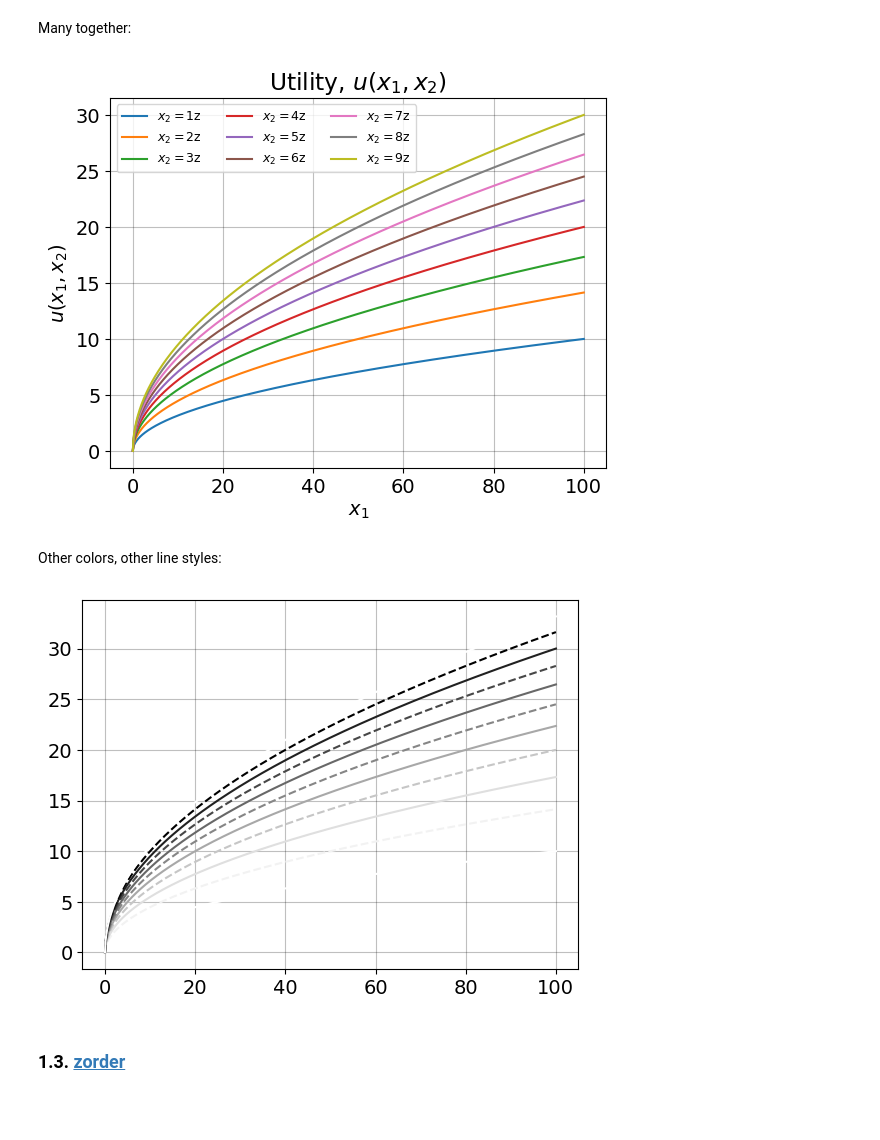
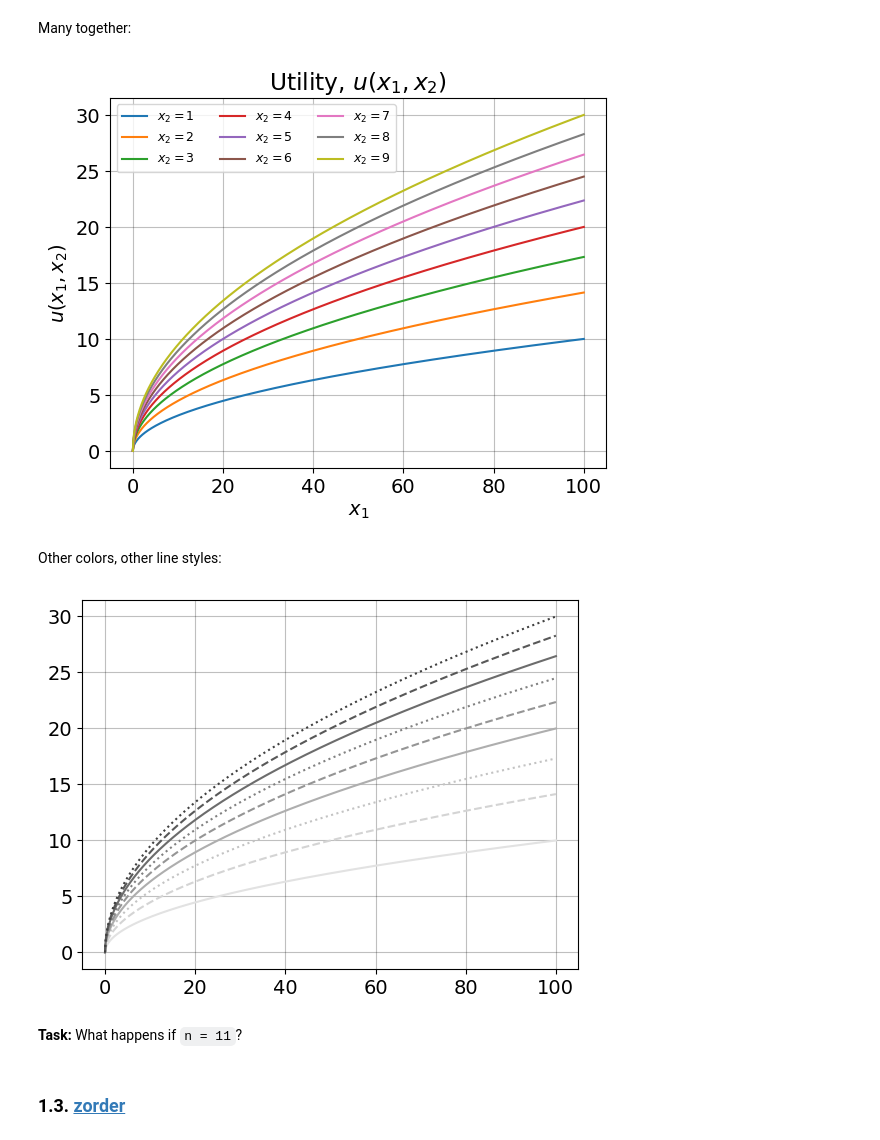
Before and after one commit to fgv916/ProgEcon-lectures, a Jupyter notebook: 04_PrintingPlotting/02_Plotting/Plotting.ipynb, the cells around one changed output. Drawn from its saved outputs; the diff is of its cells as text; code cells hidden in the pictures; blank space fills up the shorter version.

Commit message:
Printing and plotting

```diff
--- a/04_PrintingPlotting/02_Plotting/Plotting.ipynb
+++ b/04_PrintingPlotting/02_Plotting/Plotting.ipynb
@@ -184,32 +186,34 @@ ax = fig.add_subplot(1,1,1)
 n = 10
 for x2 in range(1,n):
     u_vec_x2 = u_func(x1_vec,x2)
-    ax.plot(x1_vec,u_vec_x2,label=f'$x_{2} = {x2}$z')
+    ax.plot(x1_vec,u_vec_x2,label=f'$x_{2} = {x2}$')
 
 ax.set_title('Utility, $u(x_1,x_2)$')
 ax.set_xlabel('$x_1$')
 ax.set_ylabel('$u(x_1,x_2)$')
 ax.legend(loc='upper left',ncol=3,prop={'size':9});
 # %% [output]
-[figure, old version]
+[figure, new version]
 # %% [markdown]
 Other colors, other line styles:
 # %%
 fig = plt.figure()
 ax = fig.add_subplot(1,1,1)
 
 cmap_greys = plt.colormaps['Greys']
-colors_greys = cmap_greys(np.linspace(0,1,10)) # 10 colors
+colors_greys = cmap_greys(np.linspace(0.2,0.8,9)) # 10 colors
 
 # cycle through the properties
-ax.set_prop_cycle(plt.cycler(color=colors_greys,ls=['-','--']*5))
+ax.set_prop_cycle(plt.cycler(color=colors_greys,ls=['-','--',':']*3))
 
-n = 12
+n = 10
 for x2 in range(1,n):
     u_vec_x2 = u_func(x1_vec,x2)
     ax.plot(x1_vec,u_vec_x2,label=f'$x_{2} = {x2}$z')
 # %% [output]
-[figure, old version]
+[figure, new version]
+# %% [markdown]
+**Task:** What happens if `n = 11`?
 # %% [markdown]
 ### 1.3. <a id='toc1_3_'></a>[zorder](#toc0_)
 # %% [markdown]
```
Also changed, not shown: parts of 11 cells of this notebook, 10 other files.
